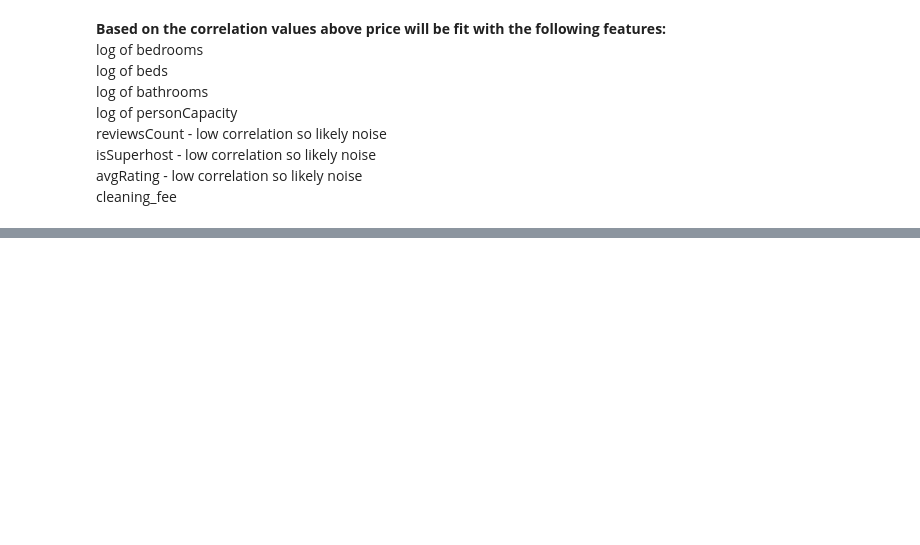
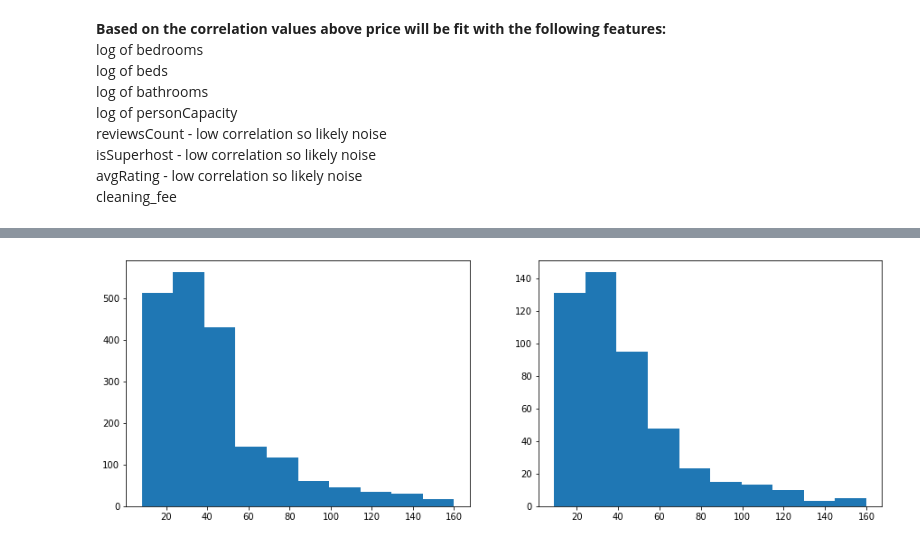
Before and after one commit to scottkds/airbnb_prices, a Jupyter notebook: models/Airbnb_regression.ipynb, the cells around one changed output, grey strips where cells are left out. Saved outputs shown, nothing was run; the diff lists cells and outputs as text; code cells hidden in the pictures; blank space fills up the shorter version.

```diff
--- a/models/Airbnb_regression.ipynb
+++ b/models/Airbnb_regression.ipynb
@@ -189,0 +188,8 @@ Name: price, Length: 2435, dtype: float64
+# %%
+plt.figure(figsize=(15, 5))
+plt.subplot(1, 2, 1)
+plt.hist(yr_train);
+plt.subplot(1, 2, 2)
+plt.hist(yr_test);
+# %% [output]
+[figure, added]
```
Also changed, not shown: parts of 22 cells of this notebook, 1 other file.
